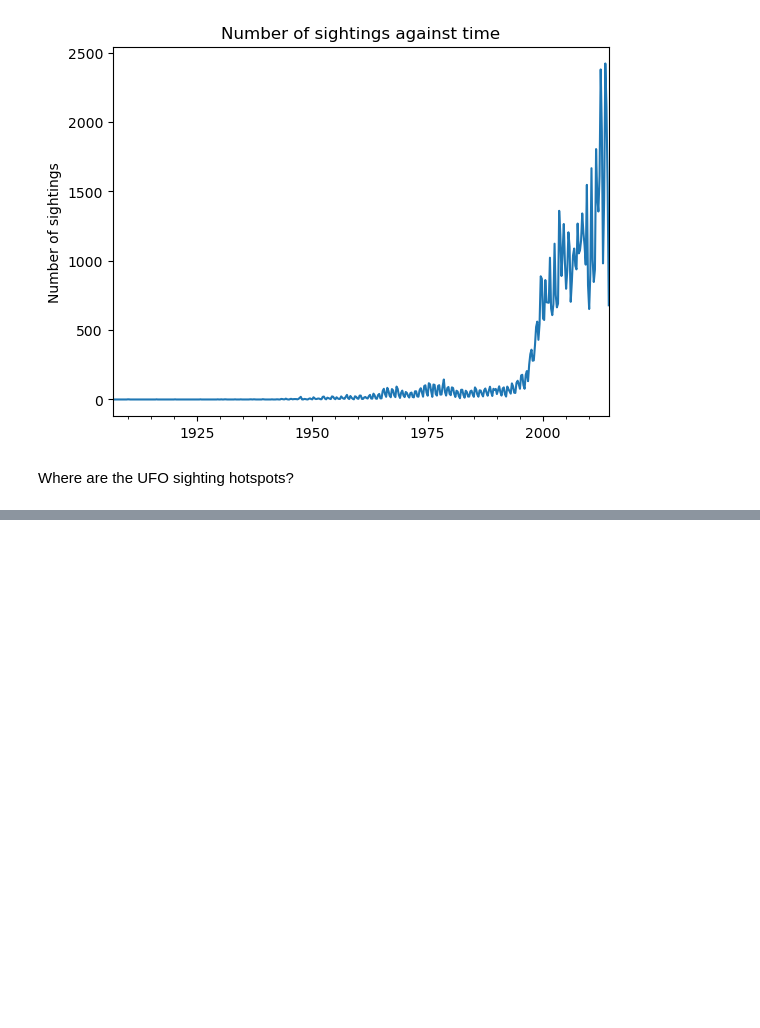
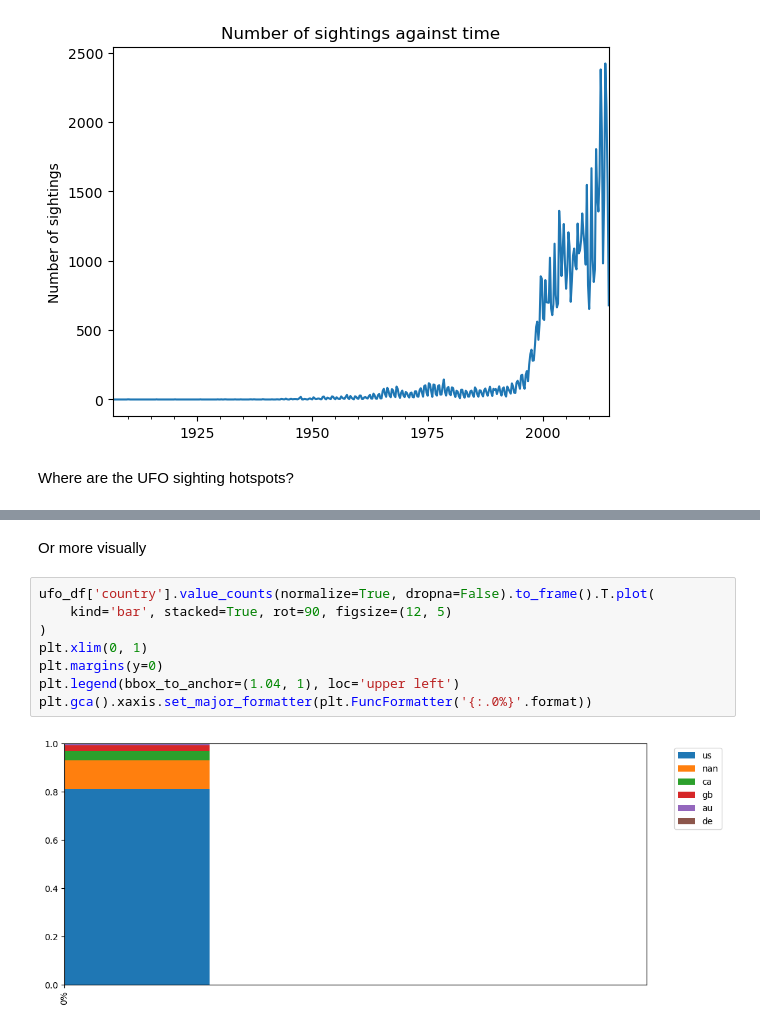
Before and after one commit to codelabspro/ontology, a Jupyter notebook: space_1.ipynb, the cells around one changed output, grey strips where cells are left out. Drawn from its saved outputs; the diff is of its cells as text; blank space fills up the shorter version.

```diff
--- a/space_1.ipynb
+++ b/space_1.ipynb
@@ -40,0 +58,12 @@ sns.scatterplot(data=ufo_df, x='longitude', y='latitude')
+# %% [markdown]
+Or more visually
+# %%
+ufo_df['country'].value_counts(normalize=True, dropna=False).to_frame().T.plot(
+    kind='bar', stacked=True, rot=90, figsize=(12, 5)
+)
+plt.xlim(0, 1)
+plt.margins(y=0)
+plt.legend(bbox_to_anchor=(1.04, 1), loc='upper left')
+plt.gca().xaxis.set_major_formatter(plt.FuncFormatter('{:.0%}'.format))
+# %% [output]
+[figure, added]
```
Also changed, not shown: parts of 3 cells of this notebook, 2 other files.
